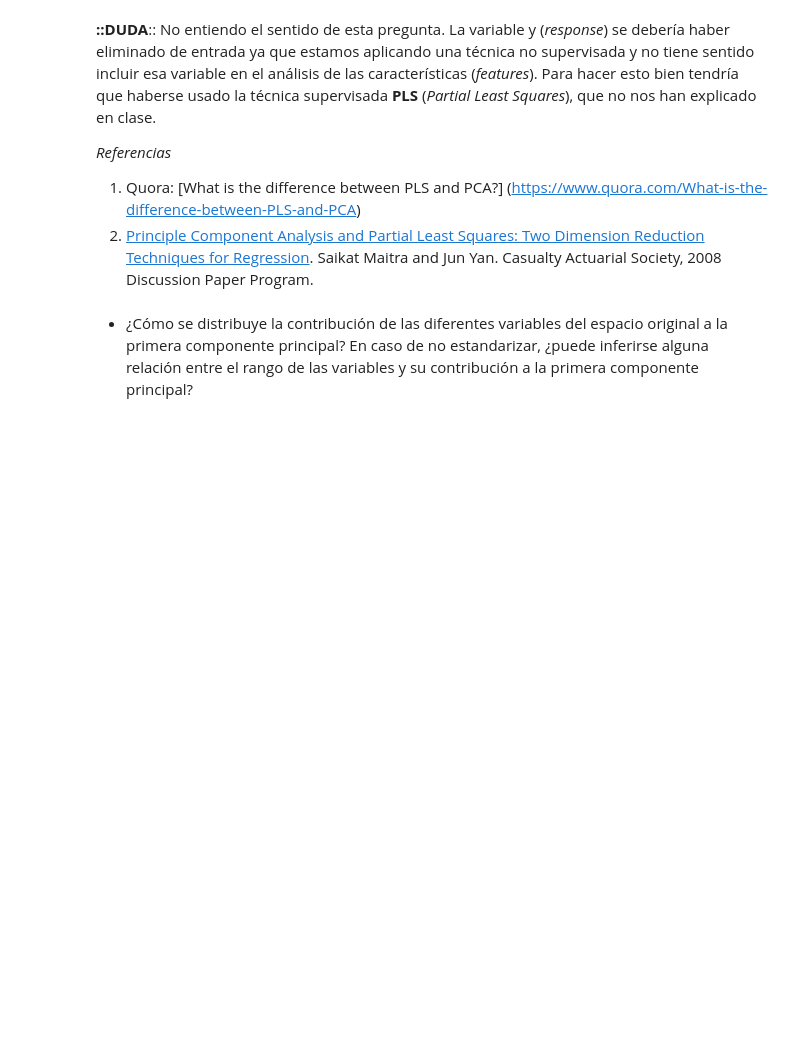
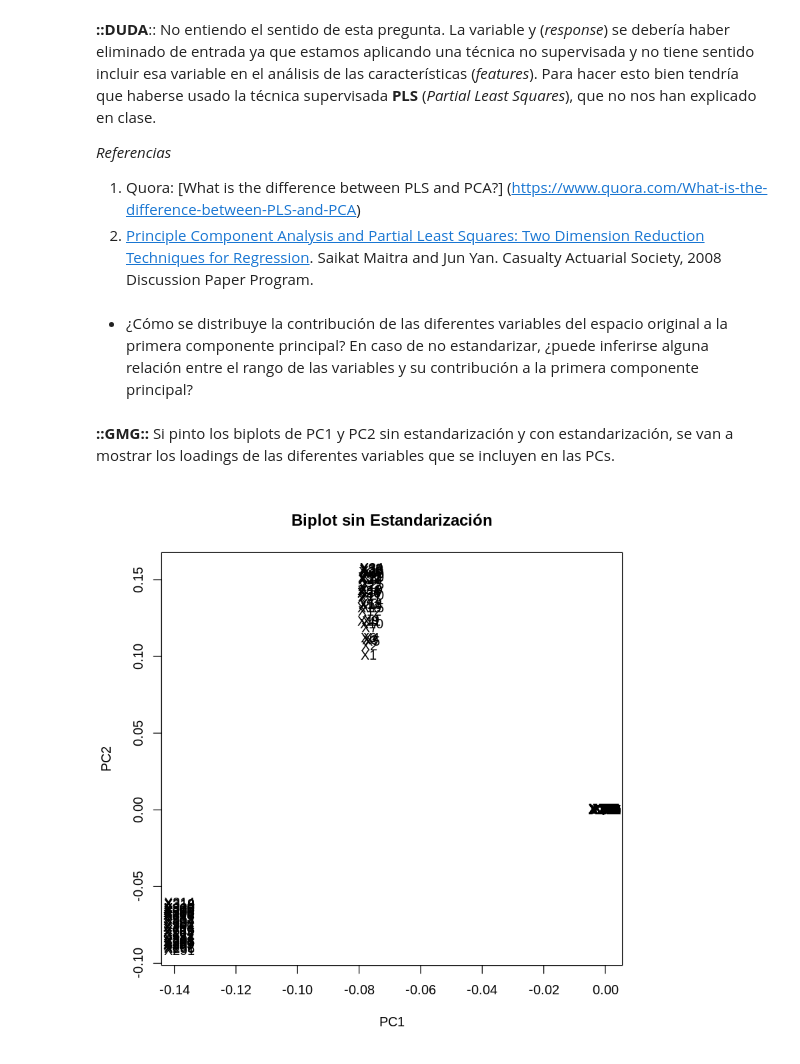
Before and after one commit to yerartdev/uc-m1966-datamining, a Jupyter notebook: d2/T02-m1966-clasificacion-reduccion-dimensionalidad.ipynb, the cells around one changed output. Drawn from its saved outputs; the diff is of its cells as text; code cells hidden in the pictures; blank space fills up the shorter version.

Commit message:
m1966 - práctica pca: biplots para demostrar loadings mayores, escala mayor en caso de PCA sin estandarizar

```diff
--- a/d2/T02-m1966-clasificacion-reduccion-dimensionalidad.ipynb
+++ b/d2/T02-m1966-clasificacion-reduccion-dimensionalidad.ipynb
@@ -386,3 +386,11 @@ _Referencias_
 2. [Principle Component Analysis and Partial Least Squares: Two Dimension Reduction Techniques for Regression](https://www.casact.org/pubs/dpp/dpp08/08dpp76.pdf). Saikat Maitra and Jun Yan. Casualty Actuarial Society, 2008 Discussion Paper Program.
 # %% [markdown]
 * ¿Cómo se distribuye la contribución de las diferentes variables del espacio original a la primera componente principal? En caso de no estandarizar, ¿puede inferirse alguna relación entre el rango de las variables y su contribución a la primera componente principal?
+# %% [markdown]
+**::GMG::** Si pinto los biplots de PC1 y PC2 sin estandarización y con estandarización, se van a mostrar los loadings de las diferentes variables que se incluyen en las PCs.
+# %%
+plot(pca_full_ns$rotation, cex = 0)
+text(pca_full_ns$rotation, labels = labels(pca_full_ns$rotation)[[1]], cex = 1)
+title("Biplot sin Estandarización")
+# %% [output]
+[figure, added]
```
Also changed, not shown: parts of 19 cells of this notebook.
